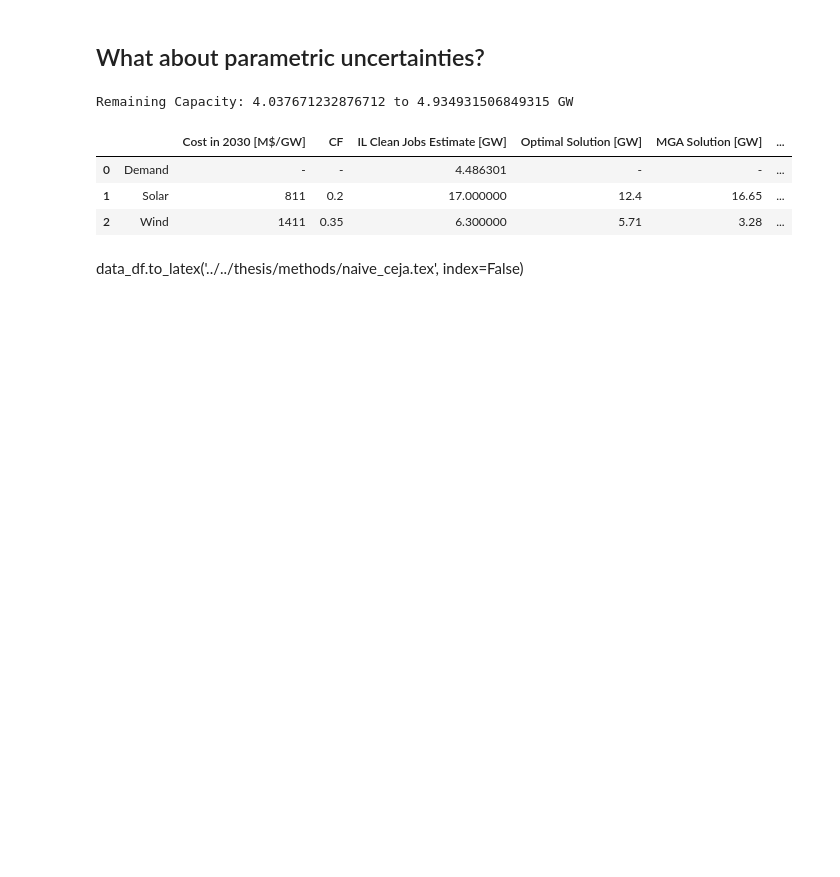
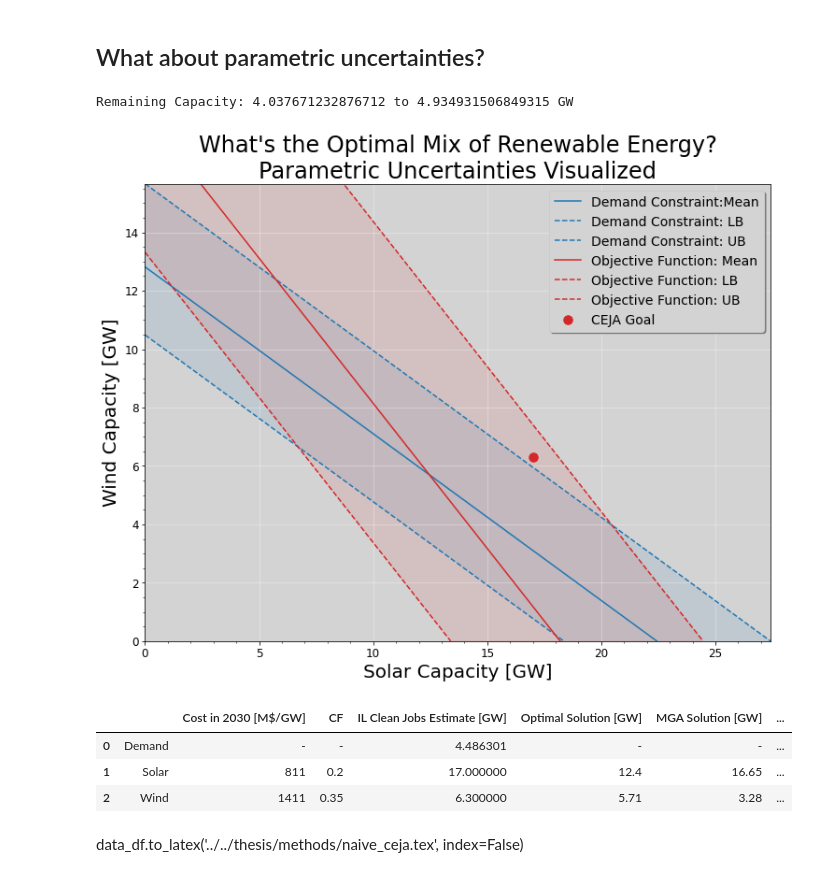
Before and after one commit to samgdotson/2021-dotson-ms, a Jupyter notebook: data/notebooks/naive_solution.ipynb, the cells around one changed output. Drawn from its saved outputs; the diff is of its cells as text; code cells hidden in the pictures; blank space fills up the shorter version.

```diff
--- a/data/notebooks/naive_solution.ipynb
+++ b/data/notebooks/naive_solution.ipynb
@@ -170,36 +175,40 @@ x5,od_high = get_line(cx1_high, cx2_high)
 
 # create common x
 x2fill = np.sort(np.concatenate([x4,x5]))
 y3fill = np.interp(x2fill, x4, od_low)
 y4fill = np.interp(x2fill, x5, od_high)
 
 # x3fill = np.sort(np.concatenate([]))
 
 
 # demand constraints
 ax.plot(x, dd, label='Demand Constraint:Mean', linestyle='-', color='tab:blue')
 ax.plot(x1, dd_low, label='Demand Constraint: LB', linestyle='--', color='tab:blue')
 ax.plot(x2, dd_high, label='Demand Constraint: UB', linestyle='--', color='tab:blue')
 ax.plot(x3, od, label='Objective Function: Mean', linestyle='-', color='tab:red')
 ax.plot(x4, od_low, label='Objective Function: LB', linestyle='--', color='tab:red')
 ax.plot(x5, od_high, label='Objective Function: UB', linestyle='--', color='tab:red')
 ax.scatter(x=17, y=6.3, c='tab:red', label='CEJA Goal', s=90)
 
 
 ax.fill_between(xfill,y1fill,y2fill,alpha=0.1)
 ax.fill_between(x2fill,y3fill,y4fill,alpha=0.1, color='tab:red')
 # ax.fill_between(x1,dd_low,alpha=1, color='w')
 ax.legend(fancybox=True, shadow=True, facecolor='lightgray',fontsize=14)
 ax.set_facecolor('lightgray')
 ax.set_ylim(0, max_wind_high)
 ax.set_xlim(0, max_solar_high)
 ax.minorticks_on()
-ax.grid(which='minor', linestyle='--', color='gray', alpha=0.4)
-ax.grid(which='major', linestyle='-', color='k', alpha=0.4)
+# ax.grid(which='minor', linestyle='--', color='gray', alpha=0.4)
+ax.grid(which='major', linestyle='-', color='w', alpha=0.4)
 ax.set_xlabel('Solar Capacity [GW]', fontsize=20)
 ax.set_ylabel('Wind Capacity [GW]', fontsize=20)
 ax.set_title('What\'s the Optimal Mix of Renewable Energy?\nParametric Uncertainties Visualized',fontsize=24)
-plt.savefig('../../thesis/figures/naive_parametric.pgf')
+ax.tick_params(axis='both', which='major', labelsize=12)
+
+# plt.savefig('../../thesis/figures/naive_parametric.pgf')
+# %% [output]
+[figure, added]
 # %%
 data_dict = {'':['Demand',
                  'Solar',
```
Also changed, not shown: parts of 3 cells of this notebook, 9 other files.
